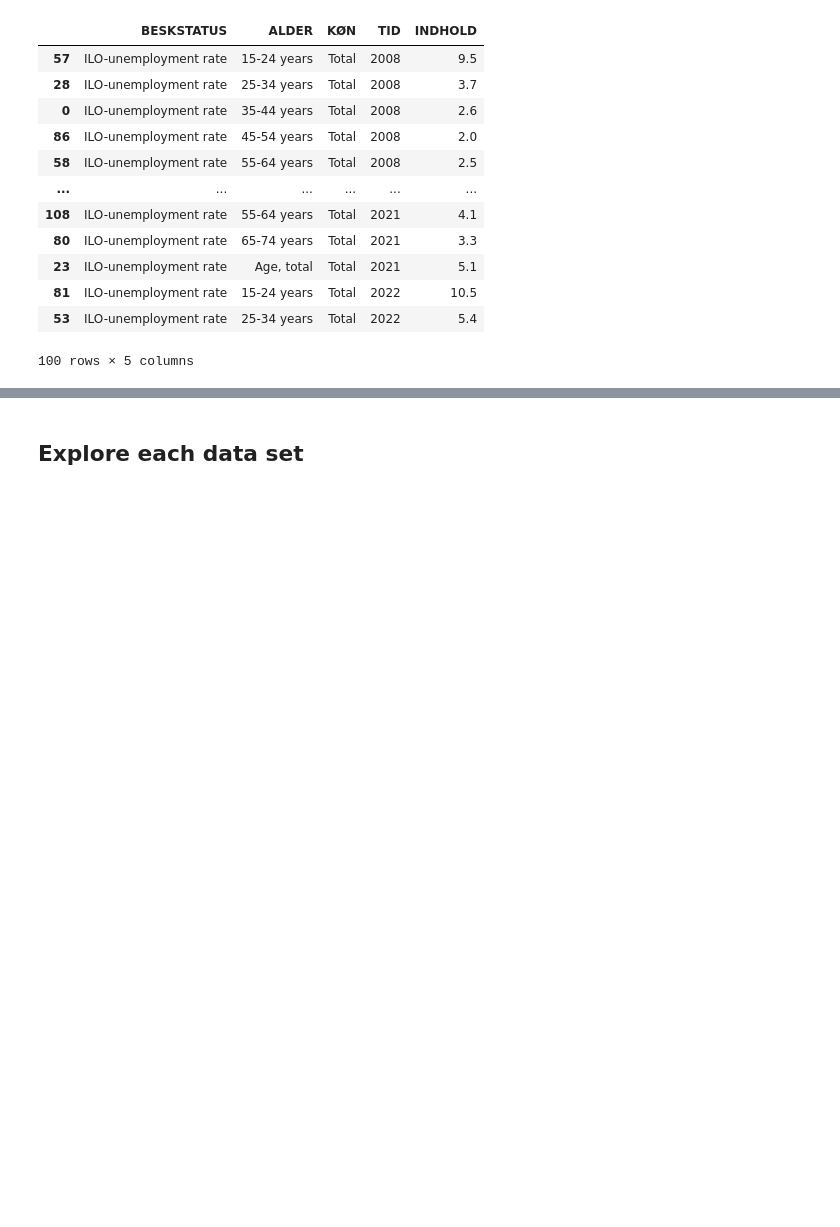
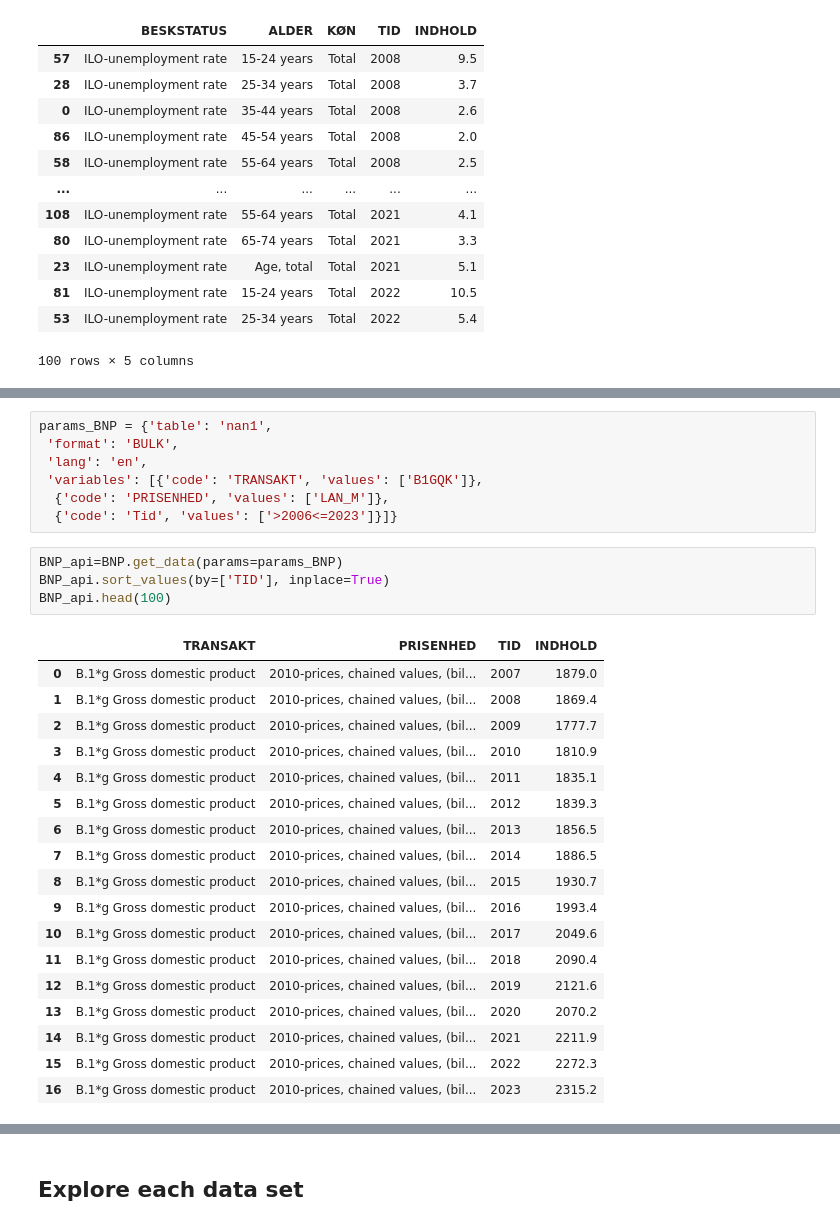
Before and after one commit to NumEconCopenhagen/projects-2024-andy-og-birdy, a Jupyter notebook: dataproject/dataproject.ipynb, the cells around one changed output, grey strips where cells are left out. Saved outputs shown, nothing was run; the diff lists cells and outputs as text; blank space fills up the shorter version.

```diff
--- a/dataproject/dataproject.ipynb
+++ b/dataproject/dataproject.ipynb
@@ -187,0 +220,30 @@ AKU_api.head(100)
+# %%
+params_BNP = {'table': 'nan1',
+ 'format': 'BULK',
+ 'lang': 'en',
+ 'variables': [{'code': 'TRANSAKT', 'values': ['B1GQK']},
+  {'code': 'PRISENHED', 'values': ['LAN_M']},
+  {'code': 'Tid', 'values': ['>2006<=2023']}]}
+# %%
+BNP_api=BNP.get_data(params=params_BNP)
+BNP_api.sort_values(by=['TID'], inplace=True)
+BNP_api.head(100)
+# %% [output]
+|  | TRANSAKT | PRISENHED | TID | INDHOLD |
+| 0 | B.1*g Gross domestic product | 2010-prices, chained values, (bil... | 2007 | 1879.0 |
+| 1 | B.1*g Gross domestic product | 2010-prices, chained values, (bil... | 2008 | 1869.4 |
+| 2 | B.1*g Gross domestic product | 2010-prices, chained values, (bil... | 2009 | 1777.7 |
+| 3 | B.1*g Gross domestic product | 2010-prices, chained values, (bil... | 2010 | 1810.9 |
+| 4 | B.1*g Gross domestic product | 2010-prices, chained values, (bil... | 2011 | 1835.1 |
+| 5 | B.1*g Gross domestic product | 2010-prices, chained values, (bil... | 2012 | 1839.3 |
+| 6 | B.1*g Gross domestic product | 2010-prices, chained values, (bil... | 2013 | 1856.5 |
+| 7 | B.1*g Gross domestic product | 2010-prices, chained values, (bil... | 2014 | 1886.5 |
+| 8 | B.1*g Gross domestic product | 2010-prices, chained values, (bil... | 2015 | 1930.7 |
+| 9 | B.1*g Gross domestic product | 2010-prices, chained values, (bil... | 2016 | 1993.4 |
+| 10 | B.1*g Gross domestic product | 2010-prices, chained values, (bil... | 2017 | 2049.6 |
+| 11 | B.1*g Gross domestic product | 2010-prices, chained values, (bil... | 2018 | 2090.4 |
+| 12 | B.1*g Gross domestic product | 2010-prices, chained values, (bil... | 2019 | 2121.6 |
+| 13 | B.1*g Gross domestic product | 2010-prices, chained values, (bil... | 2020 | 2070.2 |
+| 14 | B.1*g Gross domestic product | 2010-prices, chained values, (bil... | 2021 | 2211.9 |
+| 15 | B.1*g Gross domestic product | 2010-prices, chained values, (bil... | 2022 | 2272.3 |
+| 16 | B.1*g Gross domestic product | 2010-prices, chained values, (bil... | 2023 | 2315.2 |
```
Also changed, not shown: parts of 5 cells of this notebook.
